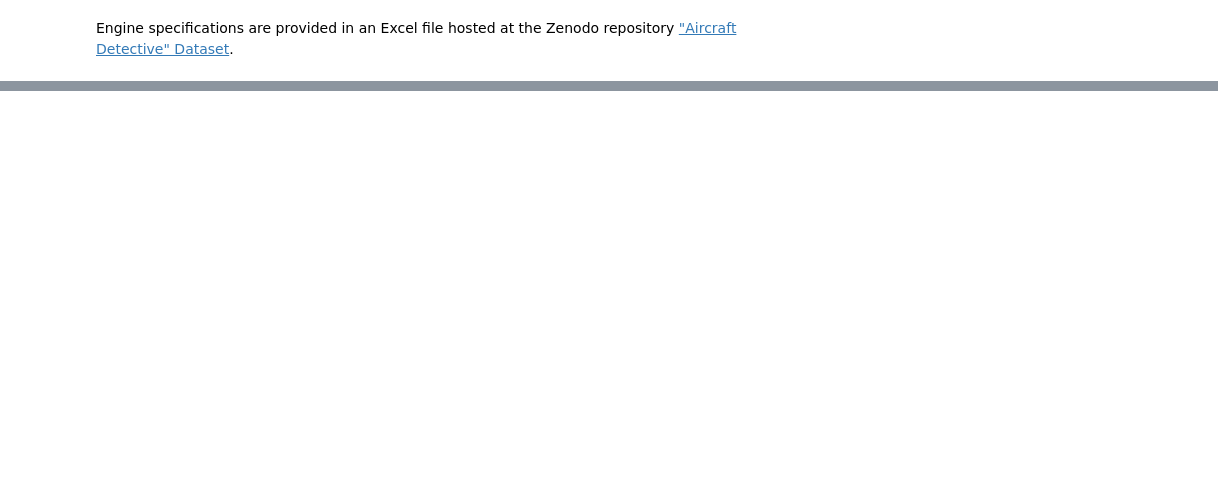
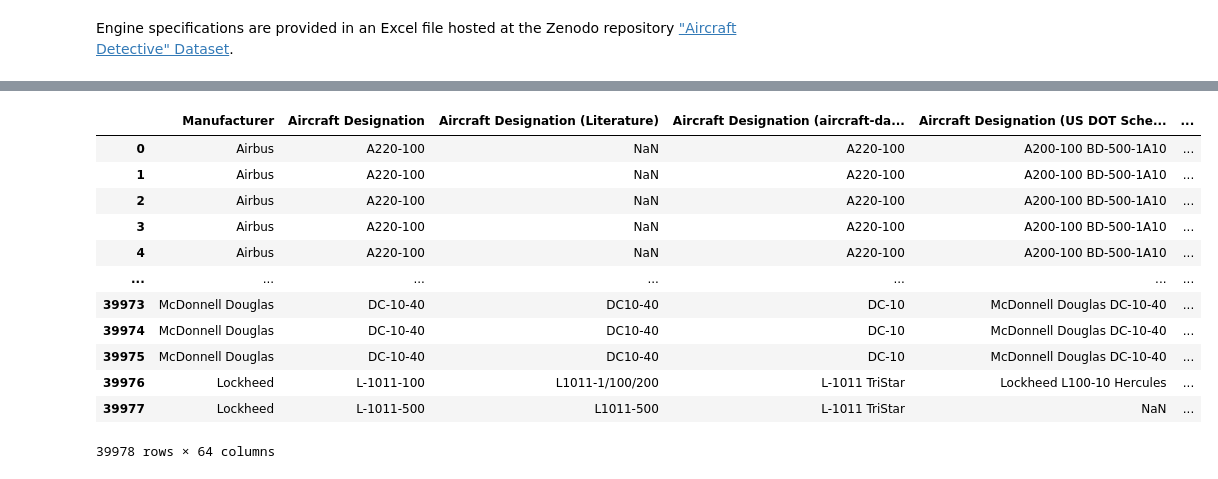
Before and after one commit to sustainableaviation/aircraftdetective, a Jupyter notebook: docs/tutorial.ipynb, the cells around one changed output, grey strips where cells are left out. Cells and saved outputs as stored; diff of their text form; code cells hidden in the pictures; blank space fills up the shorter version.

Commit message:
added weight function

```diff
--- a/docs/tutorial.ipynb
+++ b/docs/tutorial.ipynb
@@ -98,0 +120,2 @@ df_with_dot
+# %%
+df_with_dot = calculate_weight_metrics(df_with_dot)
@@ -98,0 +159,21 @@ df_with_dot
+# %%
+update_column_data(
+    df_main=df_with_dot,
+    df_other=df_literature,
+    merge_column='Aircraft Designation (Literature)',
+    list_columns=['L/D', 'Energy Use (per ASK)', 'TSFC (cruise)', 'OEW/MTOW']
+)
+# %% [output]
+|  | Manufacturer | Aircraft Designation | Aircraft Designation (Literature) | Aircraft Designation (aircraft-da... | Aircraft Designation (US DOT Sche... | ... |
+| 0 | Airbus | A220-100 | NaN | A220-100 | A200-100 BD-500-1A10 | ... |
+| 1 | Airbus | A220-100 | NaN | A220-100 | A200-100 BD-500-1A10 | ... |
+| 2 | Airbus | A220-100 | NaN | A220-100 | A200-100 BD-500-1A10 | ... |
+| 3 | Airbus | A220-100 | NaN | A220-100 | A200-100 BD-500-1A10 | ... |
+| 4 | Airbus | A220-100 | NaN | A220-100 | A200-100 BD-500-1A10 | ... |
+| ... | ... | ... | ... | ... | ... | ... |
+| 39973 | McDonnell Douglas | DC-10-40 | DC10-40 | DC-10 | McDonnell Douglas DC-10-40 | ... |
+| 39974 | McDonnell Douglas | DC-10-40 | DC10-40 | DC-10 | McDonnell Douglas DC-10-40 | ... |
+| 39975 | McDonnell Douglas | DC-10-40 | DC10-40 | DC-10 | McDonnell Douglas DC-10-40 | ... |
+| 39976 | Lockheed | L-1011-100 | L1011-1/100/200 | L-1011 TriStar | Lockheed L100-10 Hercules | ... |
+| 39977 | Lockheed | L-1011-500 | L1011-500 | L-1011 TriStar | NaN | ... |
+39978 rows × 64 columns
```
Also changed, not shown: parts of 13 cells of this notebook, 8 other files.
